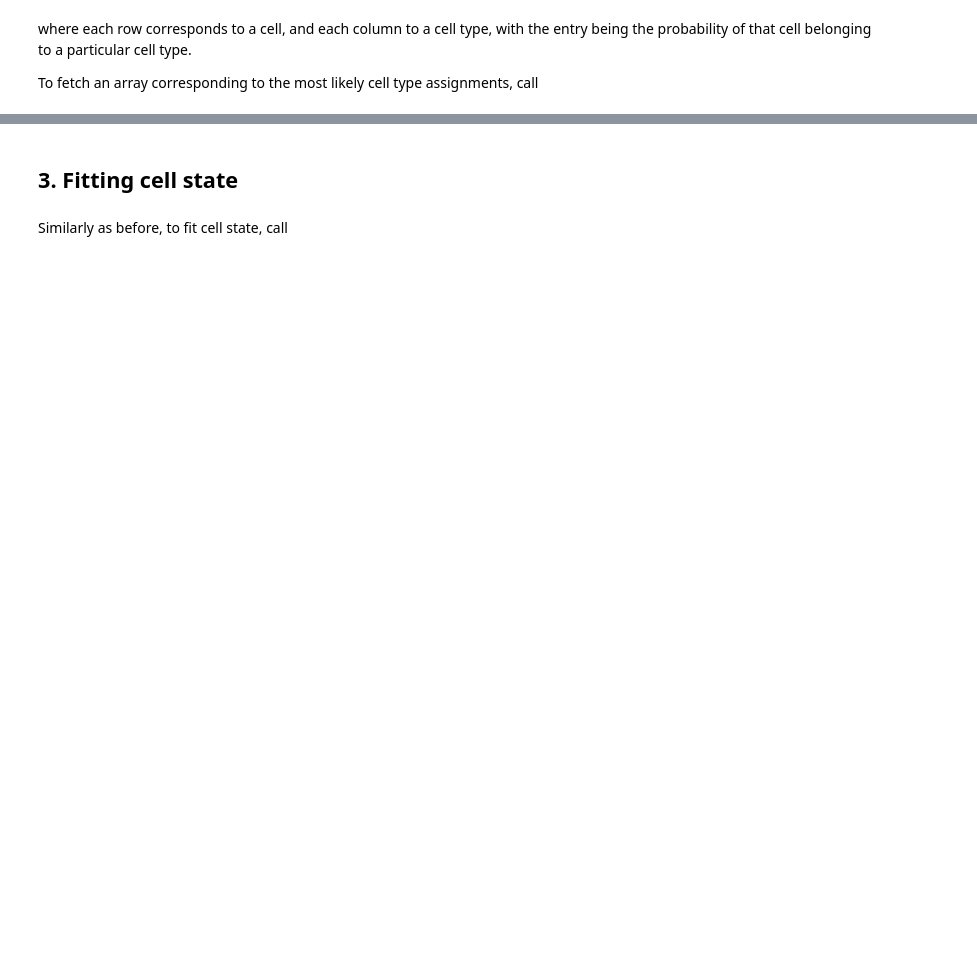
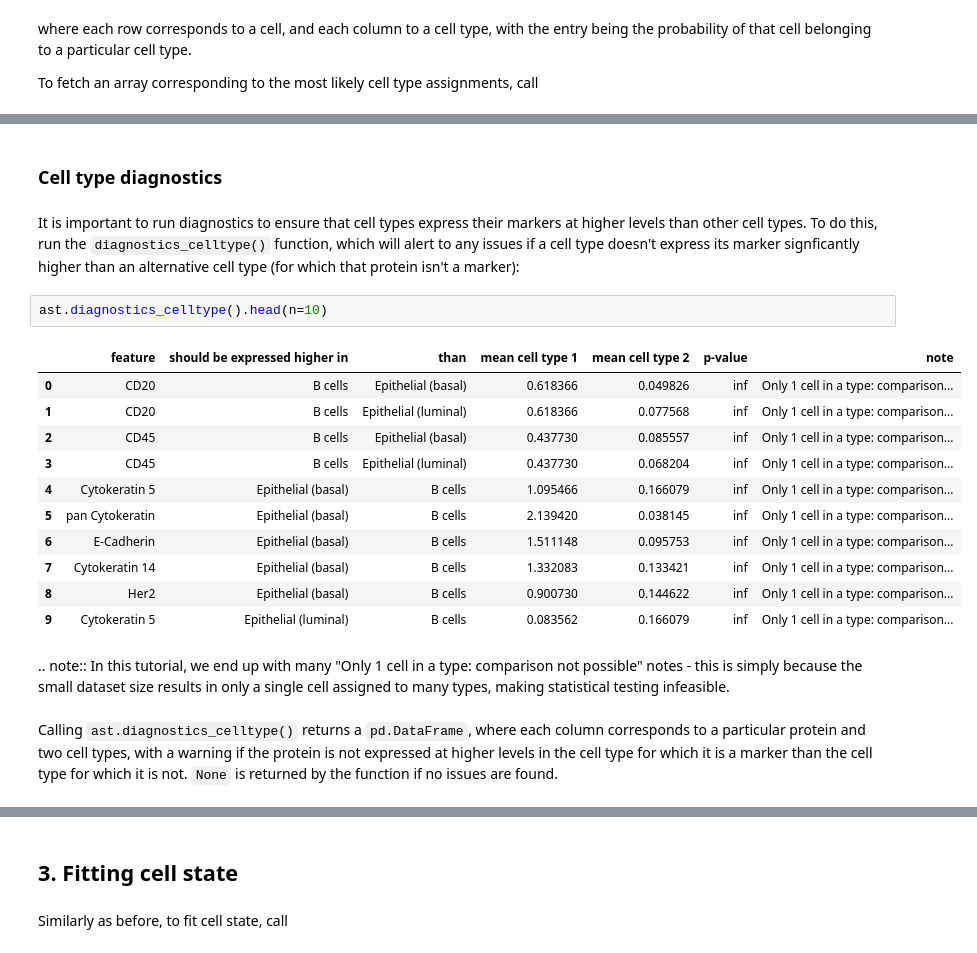
Before and after one commit to camlab-bioml/astir, a Jupyter notebook: docs/tutorials/notebooks/getting_started.ipynb, the cells around one changed output, grey strips where cells are left out. Saved outputs shown, nothing was run; the diff lists cells and outputs as text; blank space fills up the shorter version.

Commit message:
Add cell type diagnostics

```diff
--- a/docs/tutorials/notebooks/getting_started.ipynb
+++ b/docs/tutorials/notebooks/getting_started.ipynb
@@ -88,0 +127,23 @@ ast.get_celltypes()
+# %% [markdown]
+### Cell type diagnostics
+# %% [markdown]
+It is important to run diagnostics to ensure that cell types express their markers at higher levels than other cell types. To do this, run the `diagnostics_celltype()` function, which will alert to any issues if a cell type doesn't express its marker signficantly higher than an alternative cell type (for which that protein isn't a marker):
+# %%
+ast.diagnostics_celltype().head(n=10)
+# %% [output]
+|  | feature | should be expressed higher in | than | mean cell type 1 | mean cell type 2 | p-value | note |
+| 0 | CD20 | B cells | Epithelial (basal) | 0.618366 | 0.049826 | inf | Only 1 cell in a type: comparison... |
+| 1 | CD20 | B cells | Epithelial (luminal) | 0.618366 | 0.077568 | inf | Only 1 cell in a type: comparison... |
+| 2 | CD45 | B cells | Epithelial (basal) | 0.437730 | 0.085557 | inf | Only 1 cell in a type: comparison... |
+| 3 | CD45 | B cells | Epithelial (luminal) | 0.437730 | 0.068204 | inf | Only 1 cell in a type: comparison... |
+| 4 | Cytokeratin 5 | Epithelial (basal) | B cells | 1.095466 | 0.166079 | inf | Only 1 cell in a type: comparison... |
+| 5 | pan Cytokeratin | Epithelial (basal) | B cells | 2.139420 | 0.038145 | inf | Only 1 cell in a type: comparison... |
+| 6 | E-Cadherin | Epithelial (basal) | B cells | 1.511148 | 0.095753 | inf | Only 1 cell in a type: comparison... |
+| 7 | Cytokeratin 14 | Epithelial (basal) | B cells | 1.332083 | 0.133421 | inf | Only 1 cell in a type: comparison... |
+| 8 | Her2 | Epithelial (basal) | B cells | 0.900730 | 0.144622 | inf | Only 1 cell in a type: comparison... |
+| 9 | Cytokeratin 5 | Epithelial (luminal) | B cells | 0.083562 | 0.166079 | inf | Only 1 cell in a type: comparison... |
+# %% [markdown]
+.. note::
+    In this tutorial, we end up with many "Only 1 cell in a type: comparison not possible" notes - this is simply because the small dataset size results in only a single cell assigned to many types, making statistical testing infeasible.
+# %% [markdown]
+Calling `ast.diagnostics_celltype()` returns a `pd.DataFrame`, where each column corresponds to a particular protein and two cell types, with a warning if the protein is not expressed at higher levels in the cell type for which it is a marker than the cell type for which it is not. `None` is returned by the function if no issues are found.
```
Also changed, not shown: parts of 20 cells of this notebook, 4 other files.
